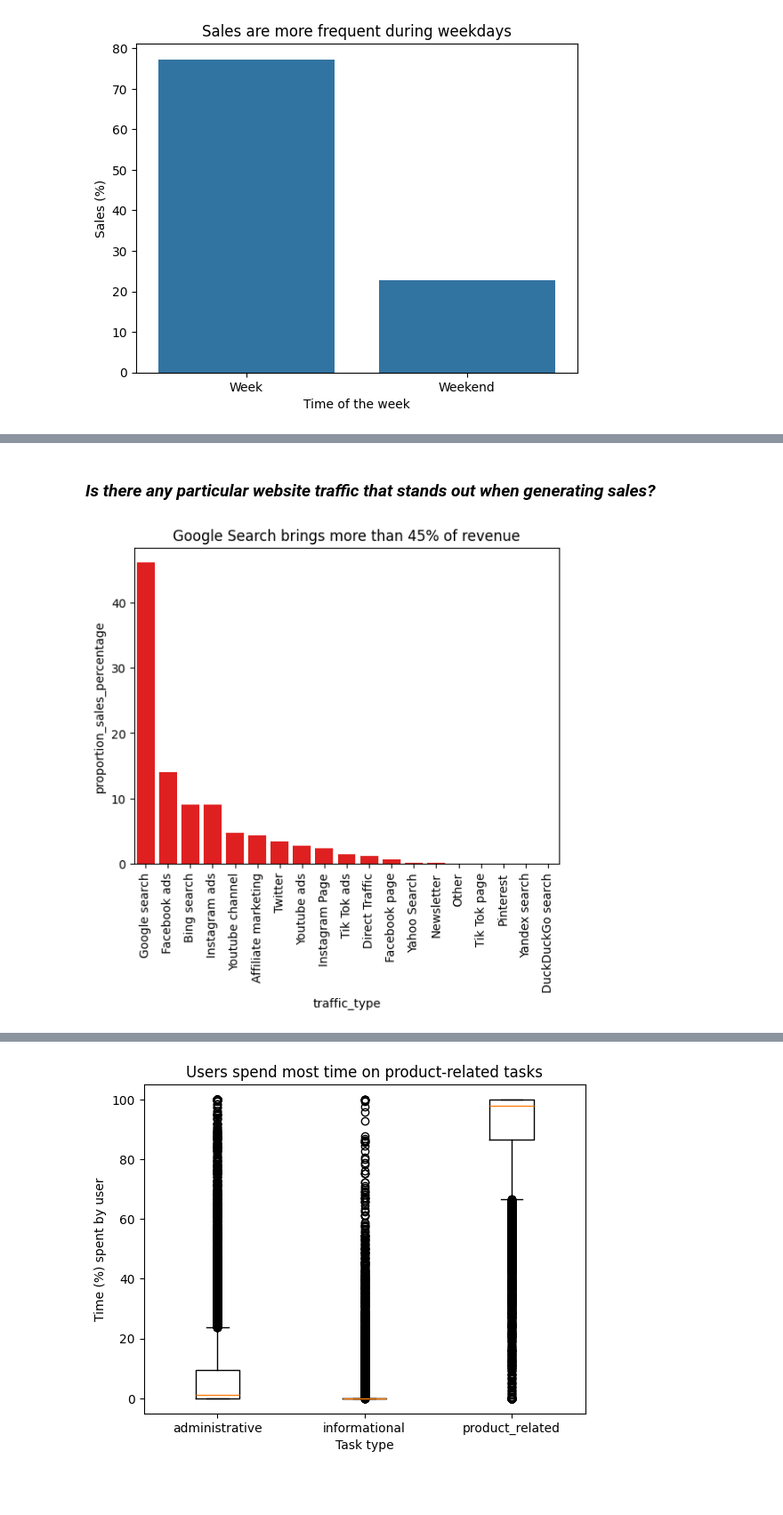
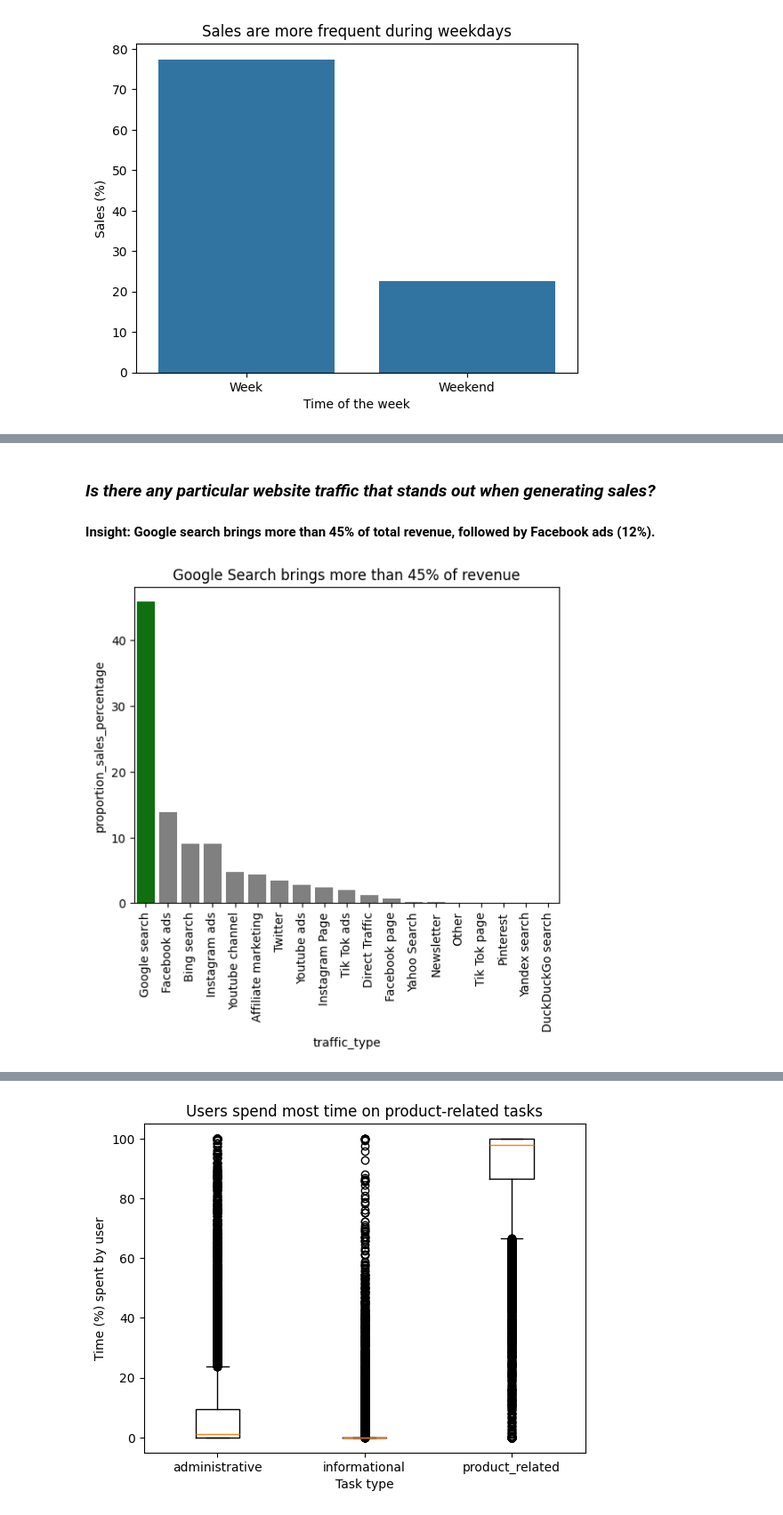
Before and after one commit to selvatica-36/Exploratory-data-analysis---Online-shopping-in-retail, a Jupyter notebook: business_analysis_report.ipynb, the cells around one changed output, grey strips where cells are left out. Shown at 89% size. Drawn from its saved outputs; the diff is of its cells as text; code cells hidden in the pictures; blank space fills up the shorter version.

Commit message:
Updates insights explanations and formatting.

```diff
--- a/business_analysis_report.ipynb
+++ b/business_analysis_report.ipynb
@@ -60,7 +60,7 @@ import pandas as pd
 import seaborn as sns
 import matplotlib.pyplot as plt
 # %%
-customer_activity_df = pd.read_csv('data/preprocessed_data.csv')
-customer_activity_skewed = pd.read_csv('data/preprocessed_skewed_data.csv')
+# Upload cleaned data
+customer_activity_df = pd.read_csv('data/cleaned_skewed_data.csv')
 customer_activity_df.drop('Unnamed: 0', axis=1, inplace=True)
 # %%
@@ -163,13 +167,16 @@ Passing `palette` without assigning `hue` is deprecated and will be removed in v
 # %% [markdown]
 ### ***Is there any particular website traffic that stands out when generating sales?***
+
+#### **Insight:** Google search brings more than 45% of total revenue, followed by Facebook ads (12%).
 # %%
 website_traffic = info_extractor.get_slice(['traffic_type','revenue'])
 website_traffic = website_traffic.groupby(['traffic_type']).sum()
 website_traffic['proportion_sales_percentage'] = (website_traffic['revenue']/total_sales) * 100
 order_w = website_traffic.sort_values(by='proportion_sales_percentage', ascending=False).index
-wt = sns.barplot(x=website_traffic.index, y=website_traffic['proportion_sales_percentage'], order =order_w, color='r')
+cond_colour2 = ['grey' if x < 20 else 'green' for x in website_traffic['proportion_sales_percentage']]
+wt = sns.barplot(x=website_traffic.index, y=website_traffic['proportion_sales_percentage'], order=order_w, hue=cond_colour2, palette=['grey','green'], legend=False)
 plt.title('Google Search brings more than 45% of revenue')
 wt.set_xticklabels(wt.get_xticklabels(), rotation=90)
 plt.show()
 # %% [output]
-[figure, old version]
+[figure, new version]
```
Also changed, not shown: parts of 60 cells of this notebook.
